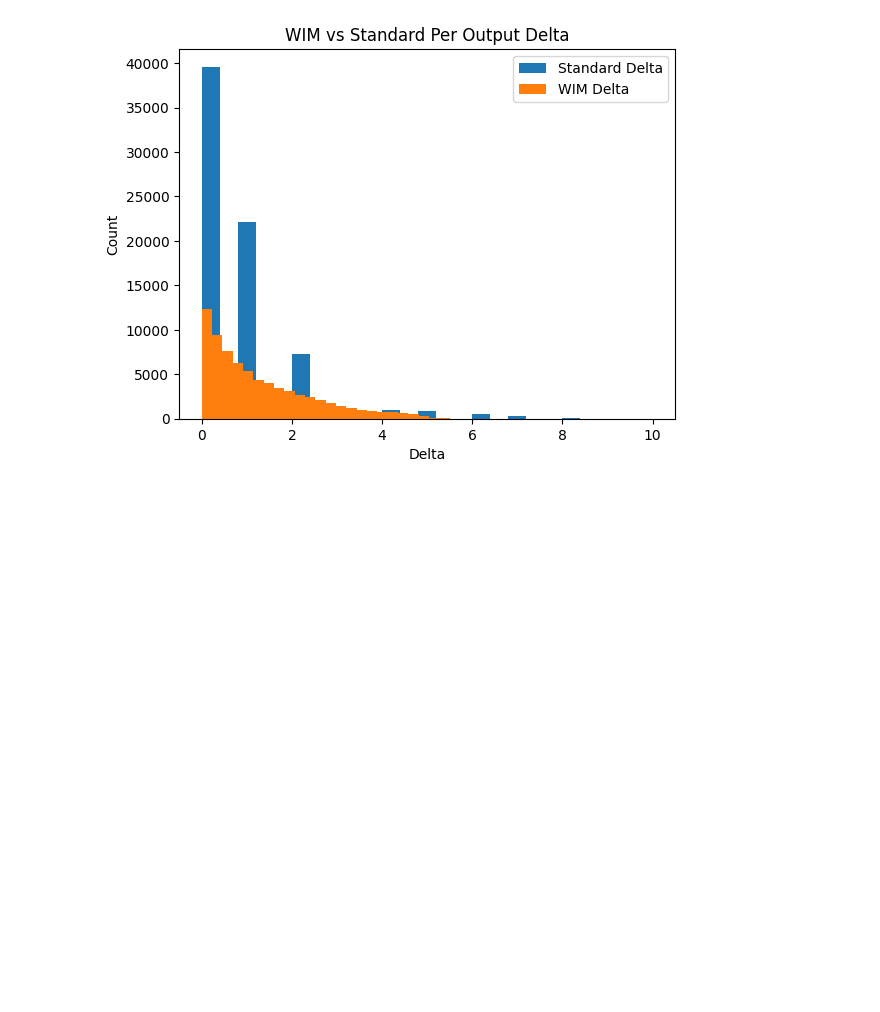
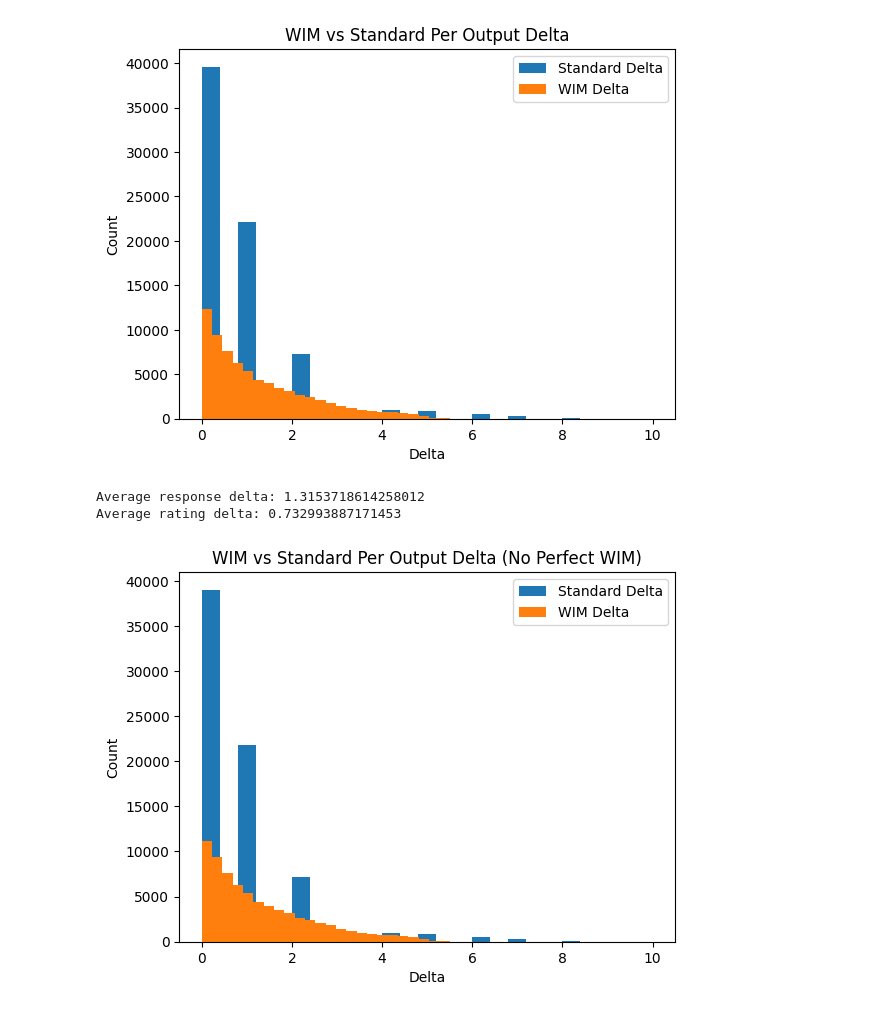
Before and after one commit to nstranges/WIM-completion-testing, a Jupyter notebook: Stats Tests/wim-vs-rating-dist.ipynb, the cells around one changed output. Saved outputs shown, nothing was run; the diff lists cells and outputs as text; code cells hidden in the pictures; blank space fills up the shorter version.

```diff
--- a/Stats Tests/wim-vs-rating-dist.ipynb
+++ b/Stats Tests/wim-vs-rating-dist.ipynb
@@ -111,3 +143,34 @@ plt.title('WIM vs Standard Per Output Delta')
 plt.show()
 # %% [output]
 [figure]
+# %%
+# Getting pairs that aren't 10
+response_delta_with_wim = []
+rating_delta_with_wim = []
+
+for i, response_pair in enumerate(response_group):
+    if (response_pair[0] != 10) or (response_pair[1] != 10):
+        response_delta_with_wim.append(abs(response_pair[0] - response_pair[1]))
+
+        # Getting the rating equivalent
+        rating_pair = rating_group[i]
+        rating_delta_with_wim.append(abs(rating_pair[0] - rating_pair[1]))
+
+# Find averages
+print(f'Average response delta: {np.average(response_delta_with_wim)}')
+print(f'Average rating delta: {np.average(rating_delta_with_wim)}')
+print()
+# %% [output]
+Average response delta: 1.3153718614258012
+Average rating delta: 0.732993887171453
+# %%
+plt.figure(5)
+plt.ylabel('Count')
+plt.xlabel('Delta')
+plt.hist(rating_delta_with_wim, label='Standard Delta', bins=25)
+plt.hist(response_delta_with_wim, label='WIM Delta', bins=25)
+plt.legend()
+plt.title('WIM vs Standard Per Output Delta (No Perfect WIM)')
+plt.show()
+# %% [output]
+[figure, added]
```
Also changed, not shown: parts of 3 cells of this notebook.
